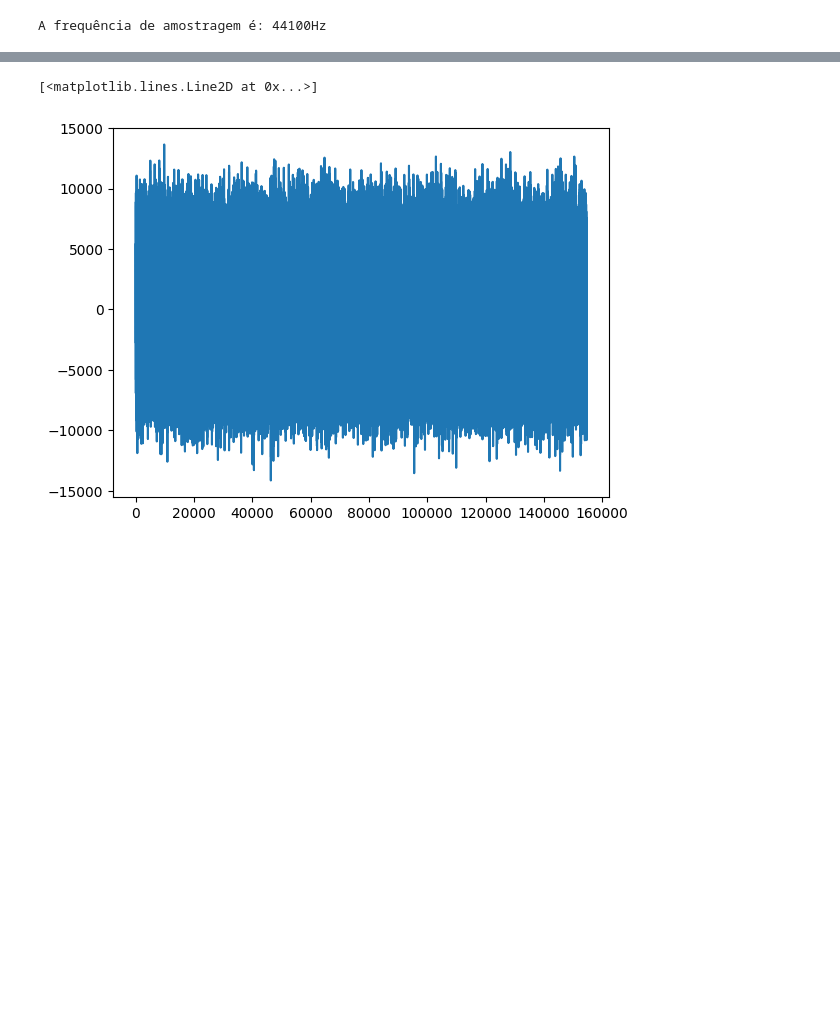
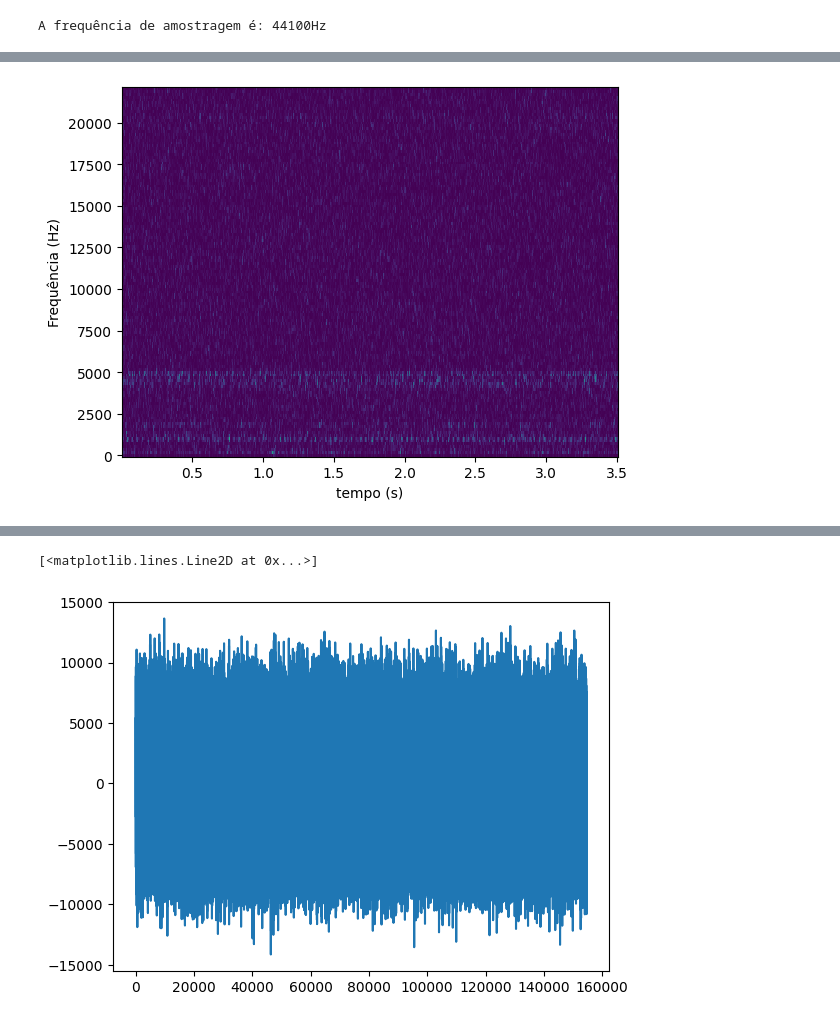
Before and after one commit to MatheusrCunha/PDS_1, a Jupyter notebook: Projeto_Final.ipynb, the cells around one changed output, grey strips where cells are left out. Saved outputs shown, nothing was run; the diff lists cells and outputs as text; code cells hidden in the pictures; blank space fills up the shorter version.

```diff
--- a/Projeto_Final.ipynb
+++ b/Projeto_Final.ipynb
@@ -46,3 +62,11 @@ Text(0.5, 0, 'Frequência (Hz)')
+# %%
+freq,tempo,potencia = signal.spectrogram(audio,fs_audio,window='hann')
+# https://docs.scipy.org/doc/scipy/reference/generated/scipy.signal.spectrogram.html
+plt.pcolormesh(tempo,freq,potencia)
+plt.xlabel('tempo (s)'), plt.ylabel('Frequência (Hz)')
+plt.show()
+# %% [output]
+[figure, added]
 # %%
 from google.colab import files
 uploaded = files.upload()
```
Also changed, not shown: parts of 6 cells of this notebook.
